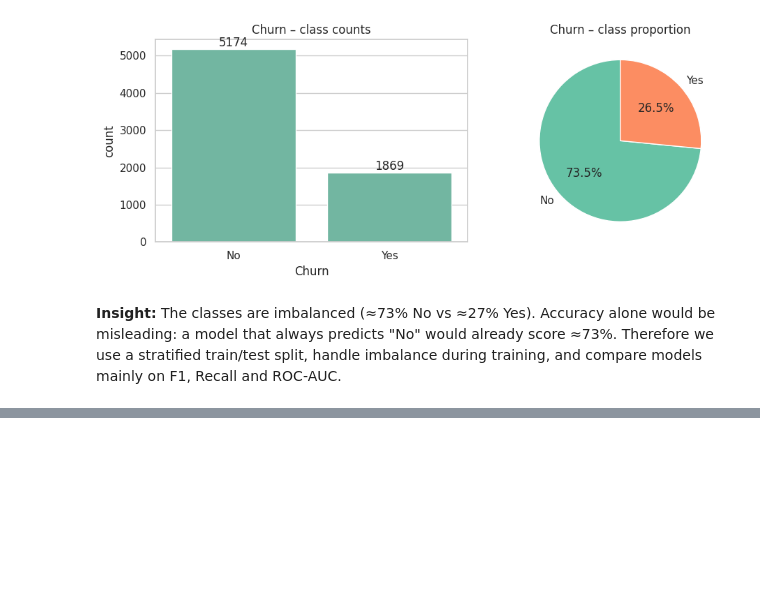
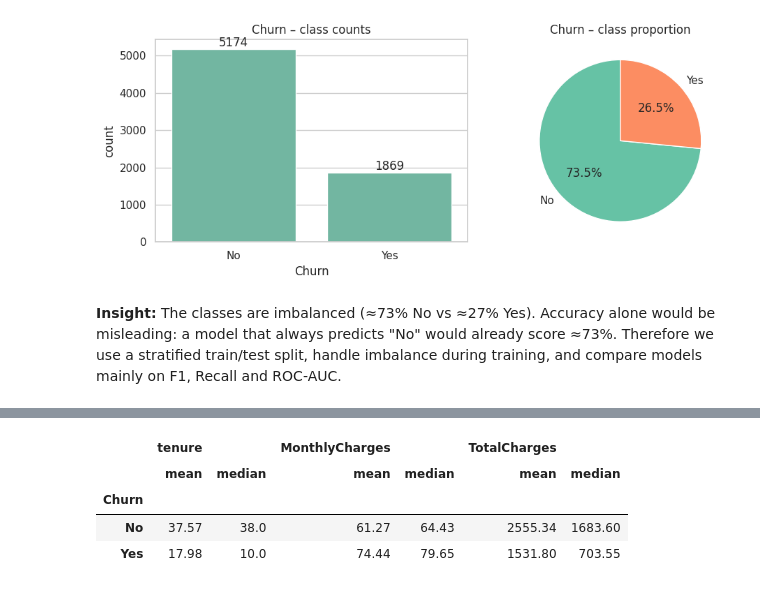
Before and after one commit to charuka200/telco-churn-ml, a Jupyter notebook: Telco_Churn_Coursework.ipynb, the cells around one changed output, grey strips where cells are left out. Cells and saved outputs as stored; diff of their text form; code cells hidden in the pictures; blank space fills up the shorter version.

```diff
--- a/Telco_Churn_Coursework.ipynb
+++ b/Telco_Churn_Coursework.ipynb
@@ -152,0 +166,9 @@ Yes     1869    26.54
+# %%
+# Mean and median of each numeric attribute, split by churn class
+df.groupby('Churn')[num_cols].agg(['mean', 'median']).round(2)
+# %% [output]
+|  | tenure |  | MonthlyCharges |  | TotalCharges |  |
+|  | mean | median | mean | median | mean | median |
+| Churn |  |  |  |  |  |  |
+| No | 37.57 | 38.0 | 61.27 | 64.43 | 2555.34 | 1683.60 |
+| Yes | 17.98 | 10.0 | 74.44 | 79.65 | 1531.80 | 703.55 |
```
Also changed, not shown: parts of 4 cells of this notebook.
